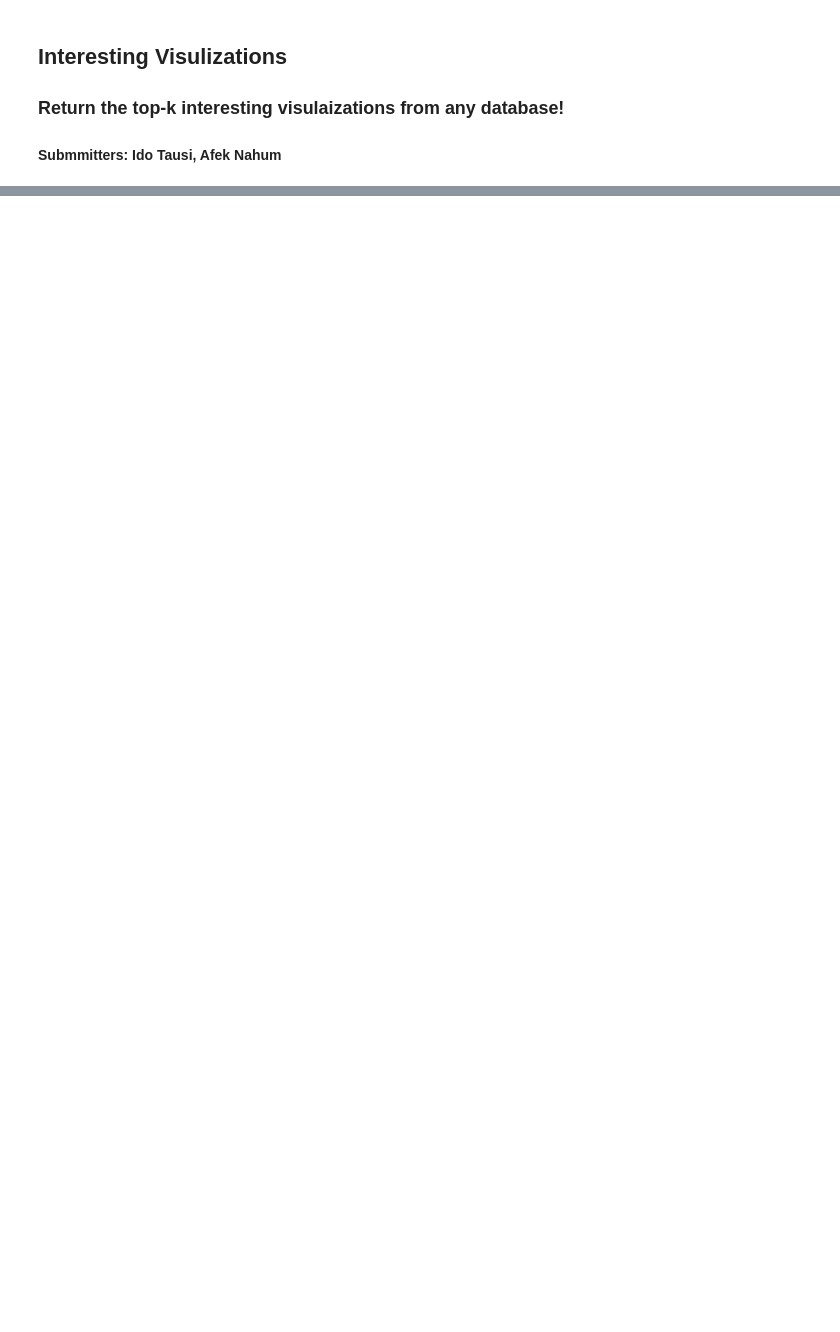
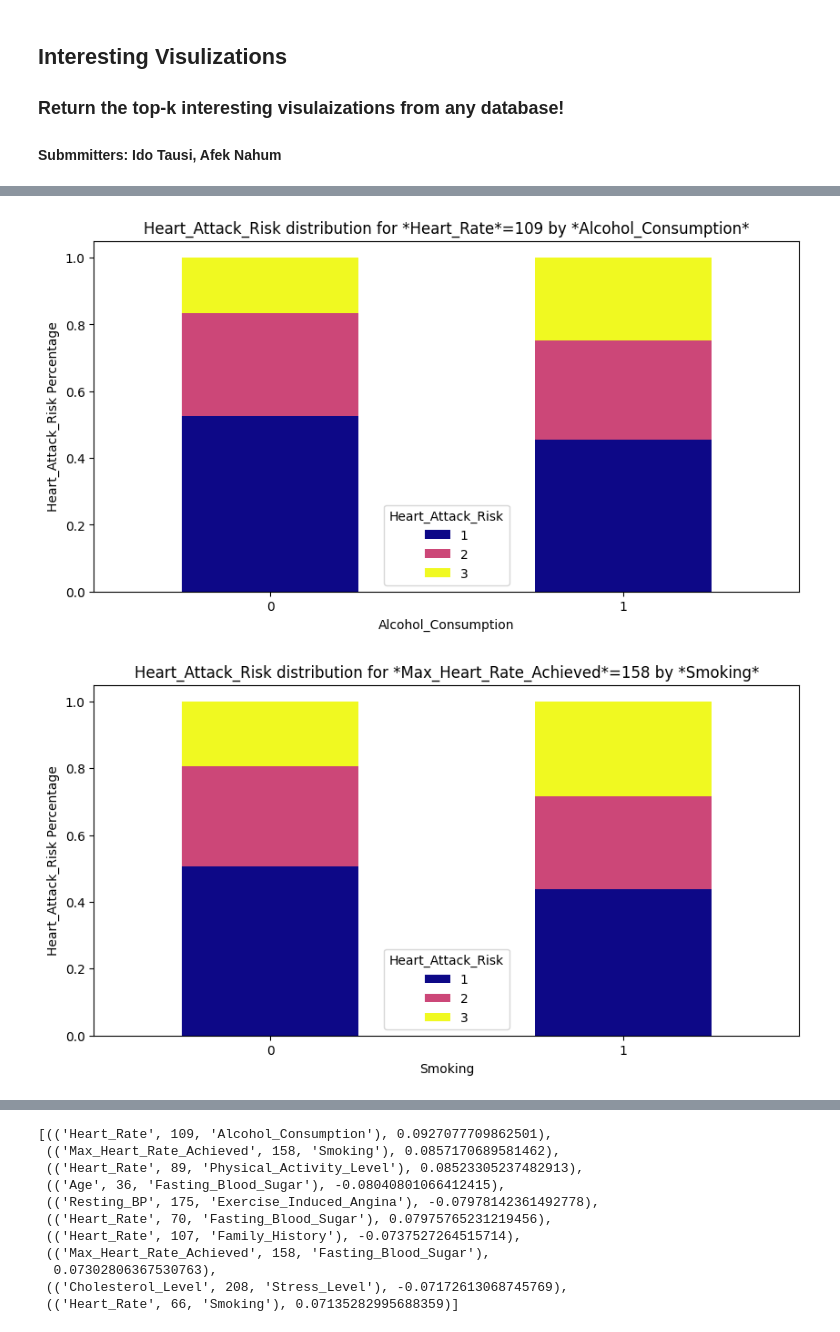
Before and after one commit to ShangolMangol/AlgoForDecisions, a Jupyter notebook: project/interesting_visualizations.ipynb, the cells around one changed output, grey strips where cells are left out. Drawn from its saved outputs; the diff is of its cells as text; code cells hidden in the pictures; blank space fills up the shorter version.

```diff
--- a/project/interesting_visualizations.ipynb
+++ b/project/interesting_visualizations.ipynb
@@ -50,17 +54,18 @@ def bin_numerical_columns(dataframe):
     dataframe = dataframe.copy()
     for column in dataframe.columns:
         if pd.api.types.is_numeric_dtype(dataframe[column]):
+
+            # remove outliers
+            # q1 = dataframe[column].quantile(0.25)
+            # q3 = dataframe[column].quantile(0.75)
+            # iqr = q3 - q1
+            # lower_bound = q1 - 1.5 * iqr
+            # upper_bound = q3 + 1.5 * iqr
+            # dataframe = dataframe[(dataframe[column] > lower_bound) & (dataframe[column] < upper_bound)]
             if dataframe[column].nunique() < 10:
                 continue
-            # remove outliers
-            q1 = dataframe[column].quantile(0.25)
-            q3 = dataframe[column].quantile(0.75)
-            iqr = q3 - q1
-            lower_bound = q1 - 1.5 * iqr
-            upper_bound = q3 + 1.5 * iqr
-            dataframe = dataframe[(dataframe[column] > lower_bound) & (dataframe[column] < upper_bound)]
             # TODO: decide on bins sizes
-            bins_number = 10
+            bins_number = 30
             dataframe[column] = pd.cut(dataframe[column], bins=bins_number, right=True)
             binned_cloumns.append(column)
     return dataframe, binned_cloumns
@@ -337,8 +351,8 @@ class ChosenColumnMode(Enum):
     LOWEST_CORR = 2
     MIXED = 3
 # %%
-def get_top_k_subsets_highest_corr_optimized(dataframe, target_column, k=10, m=10):
-    entropy_columns = top_n_entropy_columns(dataframe, target_column, n=10)
+def get_top_k_subsets_highest_corr_optimized(dataframe, target_column, k=10, m=10, n=10):
+    entropy_columns = top_n_entropy_columns(dataframe, target_column, n)
     overall_corr_columns = get_column_correlations(dataframe, target_column)
     chosen_corr_columns = sorted(overall_corr_columns.items(), key=lambda x: abs(x[1]), reverse=True)[:m]
 
@@ -373,5 +387,5 @@ def get_top_k_subsets_different_corr_optimized(dataframe, target_column, mode=Ch
     top_correlations = sorted(results.items(), key=lambda x: x[1]['difference'], reverse=True)
     return top_correlations[:k]
 # %%
-get_top_k_subsets_highest_corr_optimized(binned_dataset, target_column)
+get_top_k_subsets_highest_corr_optimized(binned_dataset, target_column, m=8, n=8)
 # %% [output]
@@ -466,17 +470,13 @@ def show_bar_charts_highest_corr(dataframe, target_column, top_k_subsets):
         target_distribution = subset.groupby(column)[target_column].value_counts(normalize=True).unstack()
 
         # Plot stacked bar chart
-        target_distribution.plot(kind='bar', stacked=True, color=['royalblue', 'orange'], ax=plt.gca())
+        target_distribution.plot(kind='bar', stacked=True, colormap='plasma', ax=plt.gca())
 
         rotation = 0 if pd.api.types.is_numeric_dtype(subset[column]) else 45
         plt.xticks(rotation=rotation)
         plt.legend(title=target_column)
         plt.show()
 
-
-import numpy as np
-import pandas as pd
-import matplotlib.pyplot as plt
 
 def show_bar_charts_different_corr(dataframe, target_column, top_k_subsets):
     for (filter_column, subset_key, column), _ in top_k_subsets:
@@ -502,8 +502,8 @@ def show_bar_charts_different_corr(dataframe, target_column, top_k_subsets):
         x = np.arange(len(all_categories))
 
         # Plot stacked bars for subset and overall distributions
-        subset_distribution.plot(kind='bar', stacked=True, alpha=0.8, color=['royalblue', 'orange'], ax=ax, position=1, width=width)
-        overall_distribution.plot(kind='bar', stacked=True, alpha=0.6, color=['lightblue', 'navajowhite'], ax=ax, position=0, width=width)
+        subset_distribution.plot(kind='bar', stacked=True, alpha=1, colormap='plasma', ax=ax, position=1, width=width)
+        overall_distribution.plot(kind='bar', stacked=True, alpha=0.6, colormap='plasma', ax=ax, position=0, width=width)
 
         # Fix x-axis tick labels
         ax.set_xticks(x)
@@ -520,10 +520,3 @@ def show_bar_charts_different_corr(dataframe, target_column, top_k_subsets):
         ax.set_xlim(-0.5, len(all_categories) - 0.5)
 
         plt.show()
-
-
-# top_k_subsets = get_top_k_subsets_highest_corr_optimized(binned_dataset, target_column)
-# show_bar_charts_highest_corr(binned_dataset, target_column, top_k_subsets)
-
-top_k_subsets = get_top_k_subsets_different_corr_optimized(binned_dataset, target_column, mode=ChosenColumnMode.HIGHEST_CORR, m=7)
-show_bar_charts_different_corr(binned_dataset, target_column, top_k_subsets)
@@ -541,0 +523,8 @@ show_bar_charts_different_corr(binned_dataset, target_column, top_k_subsets)
+# %%
+
+top_k_subsets = get_top_k_subsets_highest_corr_optimized(binned_dataset, target_column)
+show_bar_charts_highest_corr(binned_dataset, target_column, top_k_subsets)
+top_k_subsets
+# %% [output]
+[figure, added]
+[figure, added]
@@ -541,0 +539,11 @@ show_bar_charts_different_corr(binned_dataset, target_column, top_k_subsets)
+[(('Heart_Rate', 109, 'Alcohol_Consumption'), 0.0927077709862501),
+ (('Max_Heart_Rate_Achieved', 158, 'Smoking'), 0.0857170689581462),
+ (('Heart_Rate', 89, 'Physical_Activity_Level'), 0.08523305237482913),
+ (('Age', 36, 'Fasting_Blood_Sugar'), -0.08040801066412415),
+ (('Resting_BP', 175, 'Exercise_Induced_Angina'), -0.07978142361492778),
+ (('Heart_Rate', 70, 'Fasting_Blood_Sugar'), 0.07975765231219456),
+ (('Heart_Rate', 107, 'Family_History'), -0.0737527264515714),
+ (('Max_Heart_Rate_Achieved', 158, 'Fasting_Blood_Sugar'),
+  0.07302806367530763),
+ (('Cholesterol_Level', 208, 'Stress_Level'), -0.07172613068745769),
+ (('Heart_Rate', 66, 'Smoking'), 0.07135282995688359)]
```
Also changed, not shown: parts of 16 cells of this notebook, 1 other file.
